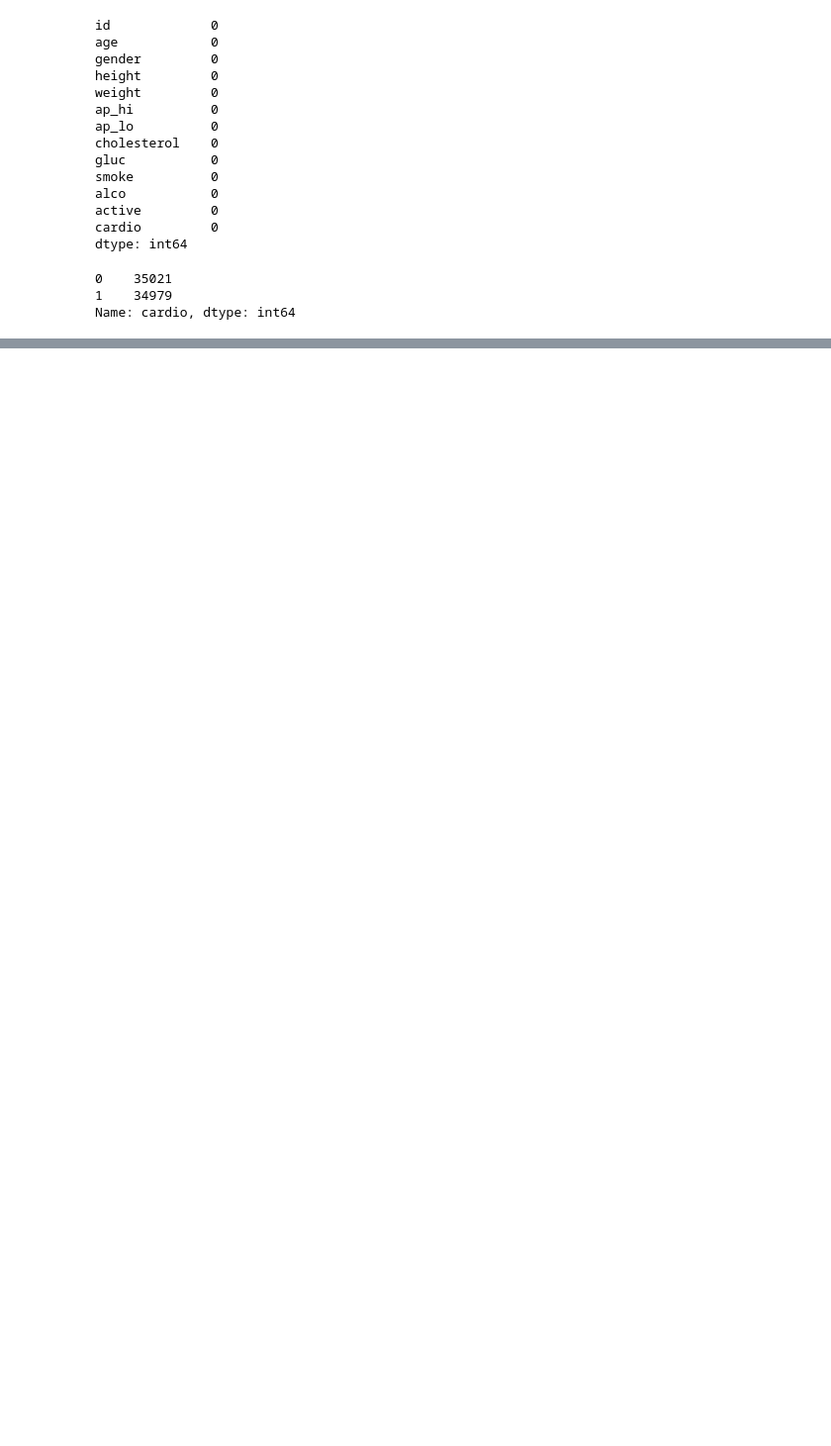
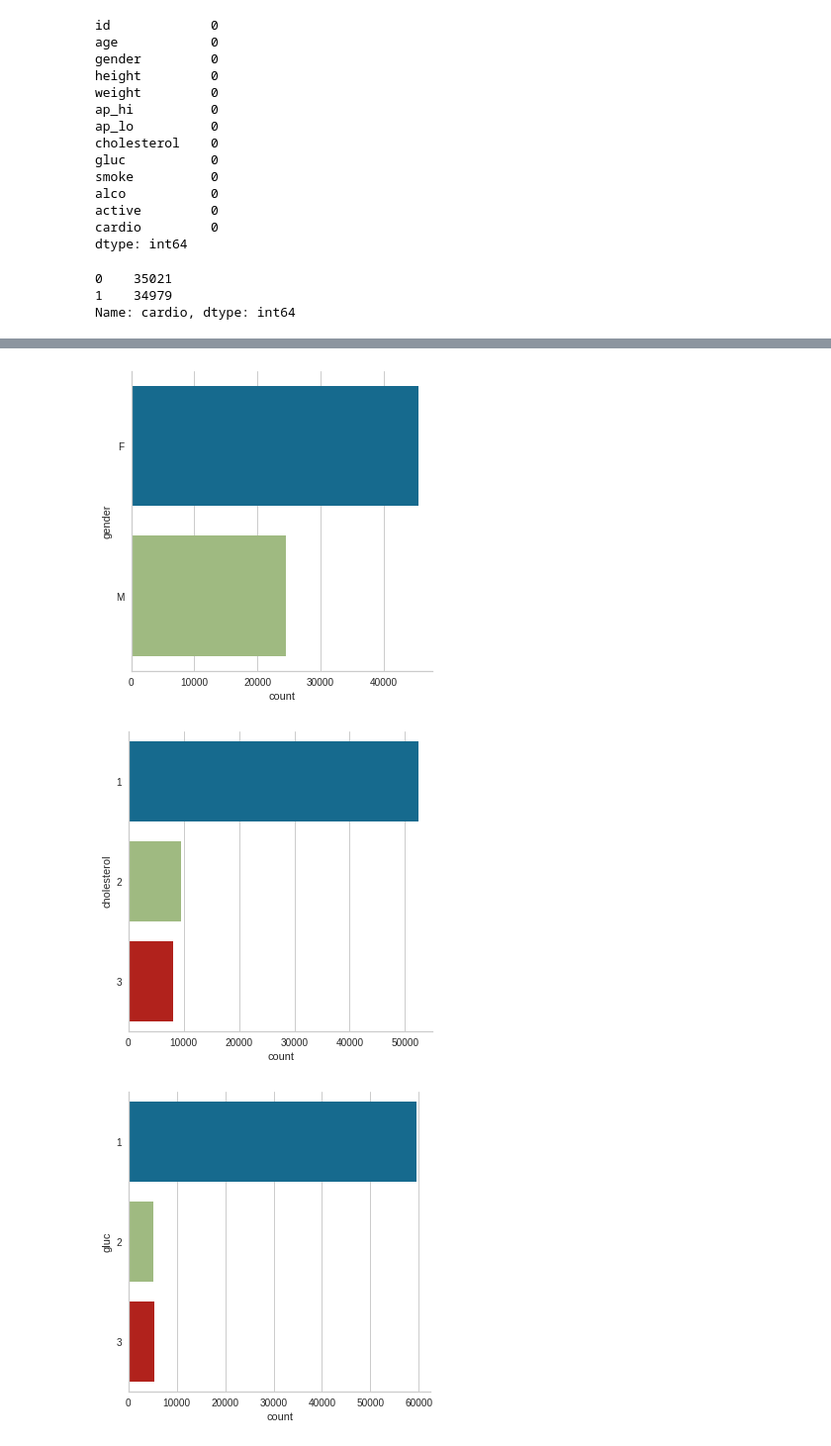
Before and after one commit to seanyoungsean/DSAI, a Jupyter notebook: CardiovascularDiseasePrediction_ML.ipynb, the cells around one changed output, grey strips where cells are left out. Shown: that part at 99% size. Saved outputs shown, nothing was run; the diff lists cells and outputs as text; code cells hidden in the pictures; blank space fills up the shorter version.

```diff
--- a/CardiovascularDiseasePrediction_ML.ipynb
+++ b/CardiovascularDiseasePrediction_ML.ipynb
@@ -153,0 +229,10 @@ plt.title('Correlation between features');
+# %%
+subdata = pd.DataFrame(data[['gender', 'cholesterol', 'gluc', 'smoke', 'alco', 'active', 'cardio']])
+# %%
+#
+for col in subdata:
+    sns.catplot(y = col, data = subdata, kind = "count")
+# %% [output]
+[figure, added]
+[figure, added]
+[figure, added]
```
Also changed, not shown: parts of 33 cells of this notebook.
